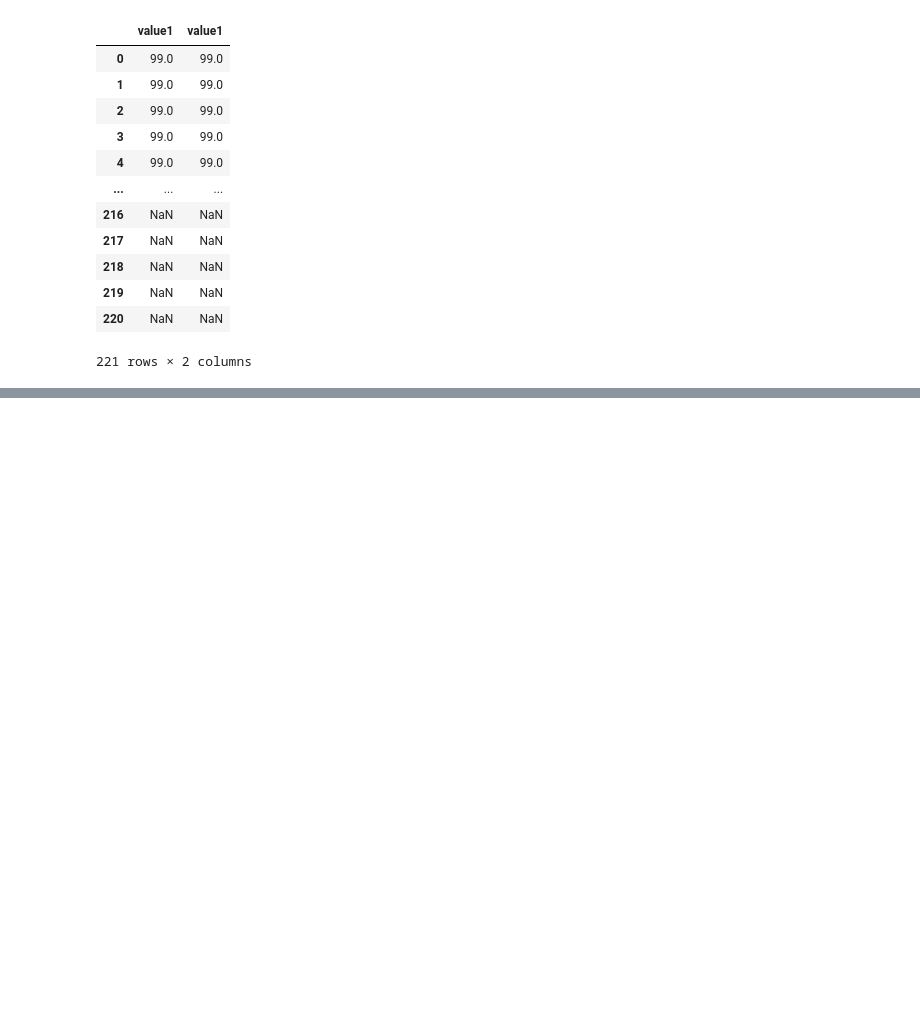
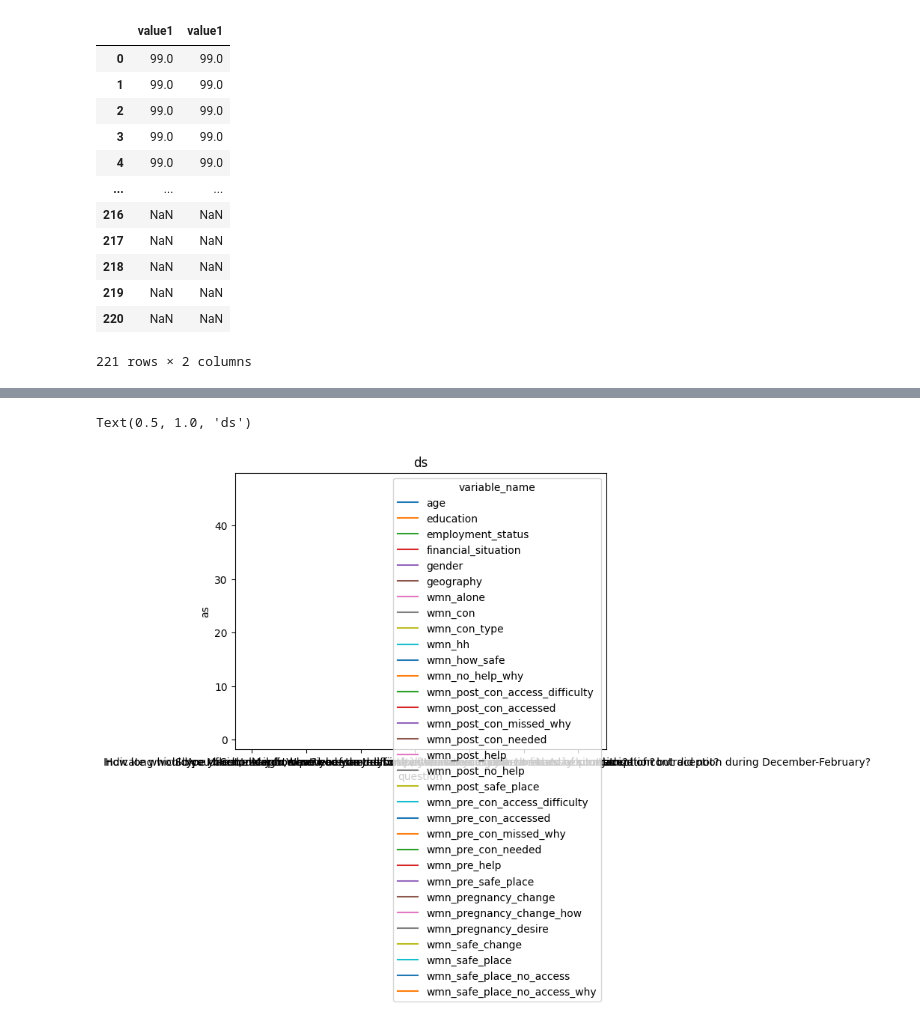
Before and after one commit to hgf700/Lessons_About_Data, a Jupyter notebook: Lab1/Untitled.ipynb, the cells around one changed output, grey strips where cells are left out. Drawn from its saved outputs; the diff is of its cells as text; code cells hidden in the pictures; blank space fills up the shorter version.

```diff
--- a/Lab1/Untitled.ipynb
+++ b/Lab1/Untitled.ipynb
@@ -472,0 +463,5 @@ df.nsmallest(10,'value')
+# %%
+# stworzy´c tabele˛ przystawna˛ (pivot table) na podstawie ramki danych
+
+df_pivot=df.pivot_table(values='value',index='question',columns='variable_name',aggfunc='mean',
+                      margins=False, dropna=True, fill_value=None)
@@ -472,0 +520,9 @@ df.nsmallest(10,'value')
+# %%
+# wy´swietli´c wykres na podstawie tabeli przystawnej
+
+df_pivot.plot(kind = 'line')
+plt.ylabel('as')
+plt.title('ds')
+# %% [output]
+Text(0.5, 1.0, 'ds')
+[figure, added]
```
Also changed, not shown: parts of 23 cells of this notebook, 5 other files.
